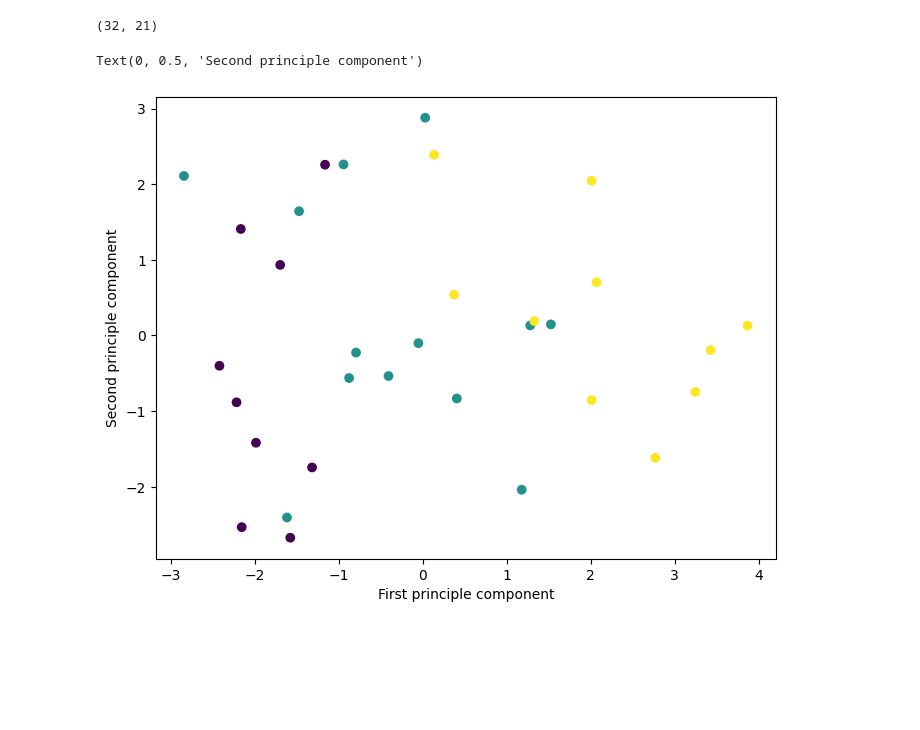
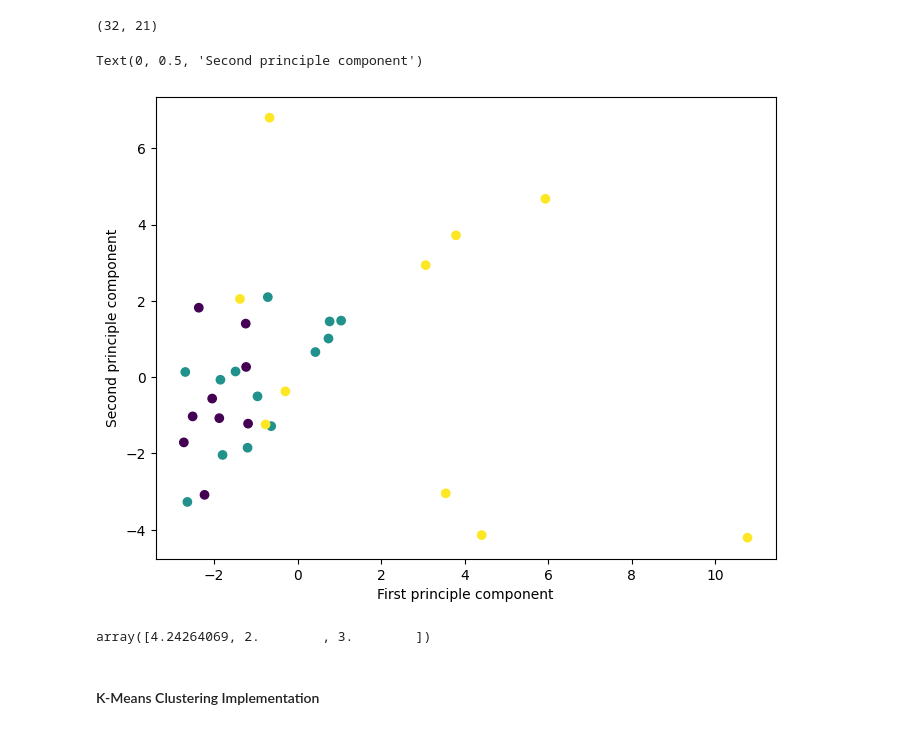
Before and after one commit to ary1733/Machine-Learning-CS60050, a Jupyter notebook: PA-2/Q1.ipynb, the cells around one changed output. Drawn from its saved outputs; the diff is of its cells as text; code cells hidden in the pictures; blank space fills up the shorter version.

```diff
--- a/PA-2/Q1.ipynb
+++ b/PA-2/Q1.ipynb
@@ -44,3 +45,8 @@ print("Dataset loaded successfully!")
 
 [32 rows x 57 columns]
 Dataset loaded successfully!
+# %%
+true_labels = df.iloc[:, :1]
+X_train = df.iloc[:, 1:]
+
+print("Label attribute separated")
@@ -54,5 +62,5 @@ Attribute 39 has 1 missing data.
 # %%
 # Filling the na values with mode of the columns
 fill_mode = lambda col: col.replace(np.nan, col.mode()[0])
-df_without_na = df.apply(fill_mode, axis=0)
+x_without_na = X_train.apply(fill_mode, axis=0)
 # %%
@@ -65,12 +73,12 @@ Missing data handled with mode!
 # %%
 # Data Preprocessing
 scaler = StandardScaler()
-scaler.fit(df_without_na)
+scaler.fit(x_without_na)
 # %% [output]
 StandardScaler()
 # %%
-scaled_data = df_without_na
-scaled_data = scaler.transform(df_without_na)
+scaled_data = x_without_na
+scaled_data = scaler.transform(x_without_na)
 # %%
 scaled_data.shape
 # %% [output]
@@ -122,9 +131,9 @@ x_pca.shape
 (32, 21)
 # %%
 plt.figure(figsize=(8,6))
-plt.scatter(x_pca[:,0],x_pca[:,1],c=df[1])
+plt.scatter(x_pca[:,0],x_pca[:,1],c=true_labels)
 plt.xlabel('First principle component')
 plt.ylabel('Second principle component')
 # %% [output]
 Text(0, 0.5, 'Second principle component')
-[figure, old version]
+[figure, new version]
@@ -130,0 +148,10 @@ Text(0, 0.5, 'Second principle component')
+# %%
+pt = np.array([1,2])
+pt.shape
+data = np.array([(4,5), (1, 4), (1, 5)])
+data.shape
+euclideanDistance(pt, data)
+# %% [output]
+array([4.24264069, 2.        , 3.        ])
+# %% [markdown]
+#### K-Means Clustering Implementation
```
Also changed, not shown: parts of 23 cells of this notebook, 1 other file.
